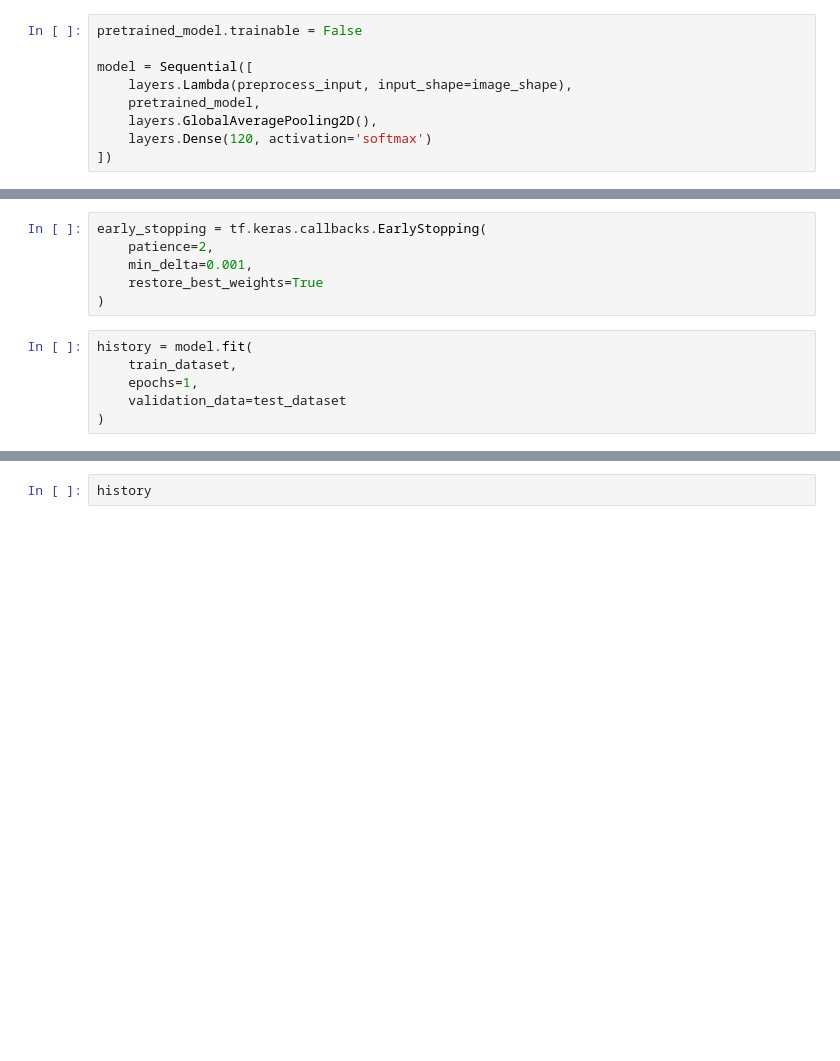
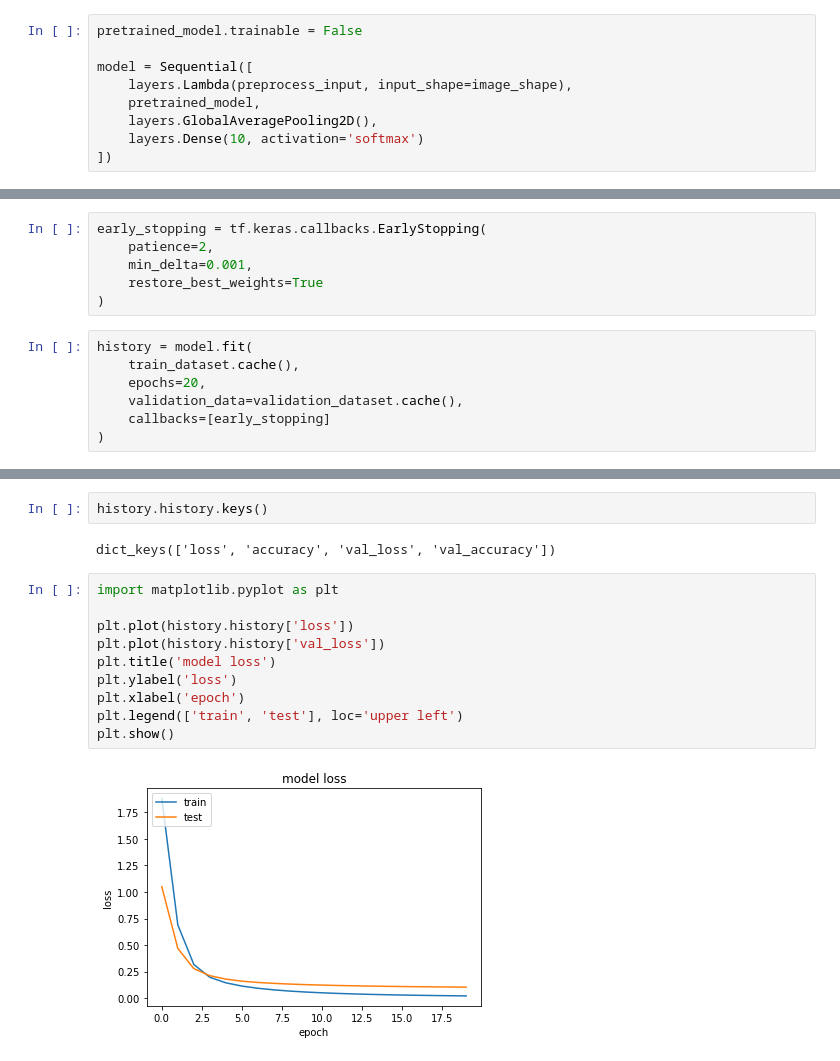
Before and after one commit to Valemos/ml_labs, a Jupyter notebook: RGR dog breed identification/experiments.ipynb, the cells around one changed output, grey strips where cells are left out. Drawn from its saved outputs; the diff is of its cells as text; blank space fills up the shorter version.

```diff
--- a/RGR dog breed identification/experiments.ipynb
+++ b/RGR dog breed identification/experiments.ipynb
@@ -65,7 +64,7 @@ model = Sequential([
     layers.Lambda(preprocess_input, input_shape=image_shape),
     pretrained_model,
     layers.GlobalAveragePooling2D(),
-    layers.Dense(120, activation='softmax')
+    layers.Dense(10, activation='softmax')
 ])
 # %%
 model.summary()
@@ -100,8 +99,9 @@ early_stopping = tf.keras.callbacks.EarlyStopping(
 )
 # %%
 history = model.fit(
-    train_dataset,
-    epochs=1,
-    validation_data=test_dataset
+    train_dataset.cache(),
+    epochs=20,
+    validation_data=validation_dataset.cache(),
+    callbacks=[early_stopping]
 )
 # %% [output]
@@ -109,2 +125,16 @@ KeyboardInterrupt:
 # %%
-history
+history.history.keys()
+# %% [output]
+dict_keys(['loss', 'accuracy', 'val_loss', 'val_accuracy'])
+# %%
+import matplotlib.pyplot as plt
+
+plt.plot(history.history['loss'])
+plt.plot(history.history['val_loss'])
+plt.title('model loss')
+plt.ylabel('loss')
+plt.xlabel('epoch')
+plt.legend(['train', 'test'], loc='upper left')
+plt.show()
+# %% [output]
+[figure, added]
```
Also changed, not shown: parts of 16 cells of this notebook, 1 other file.
